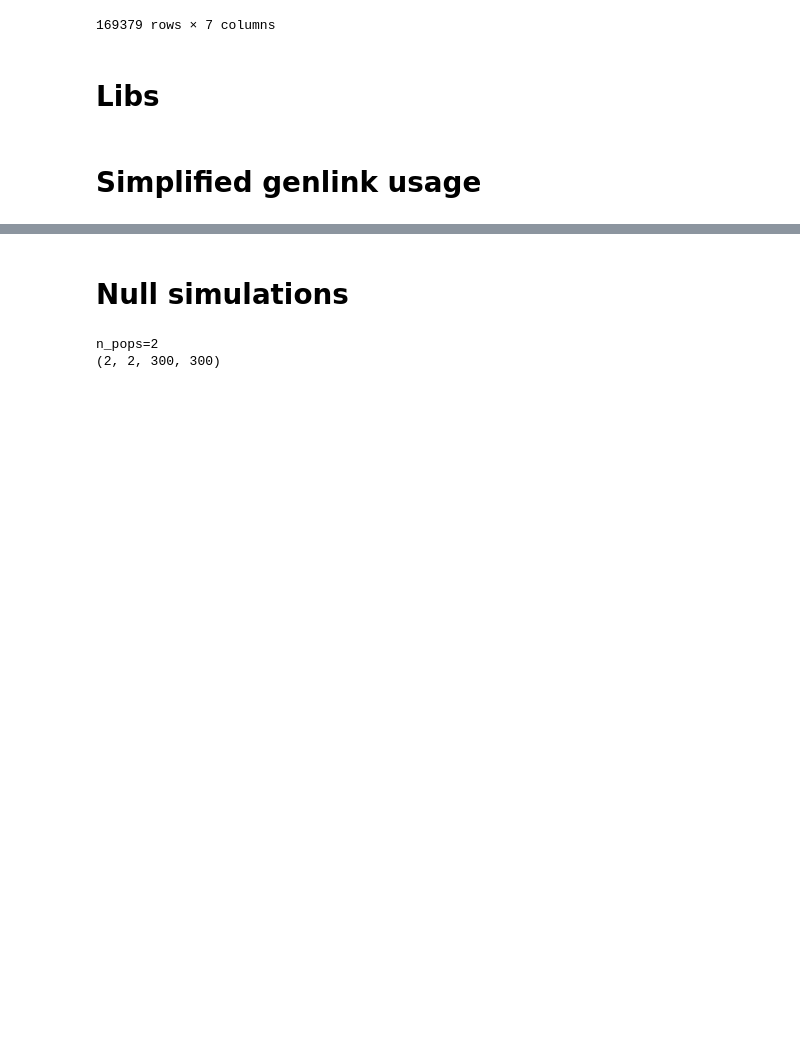
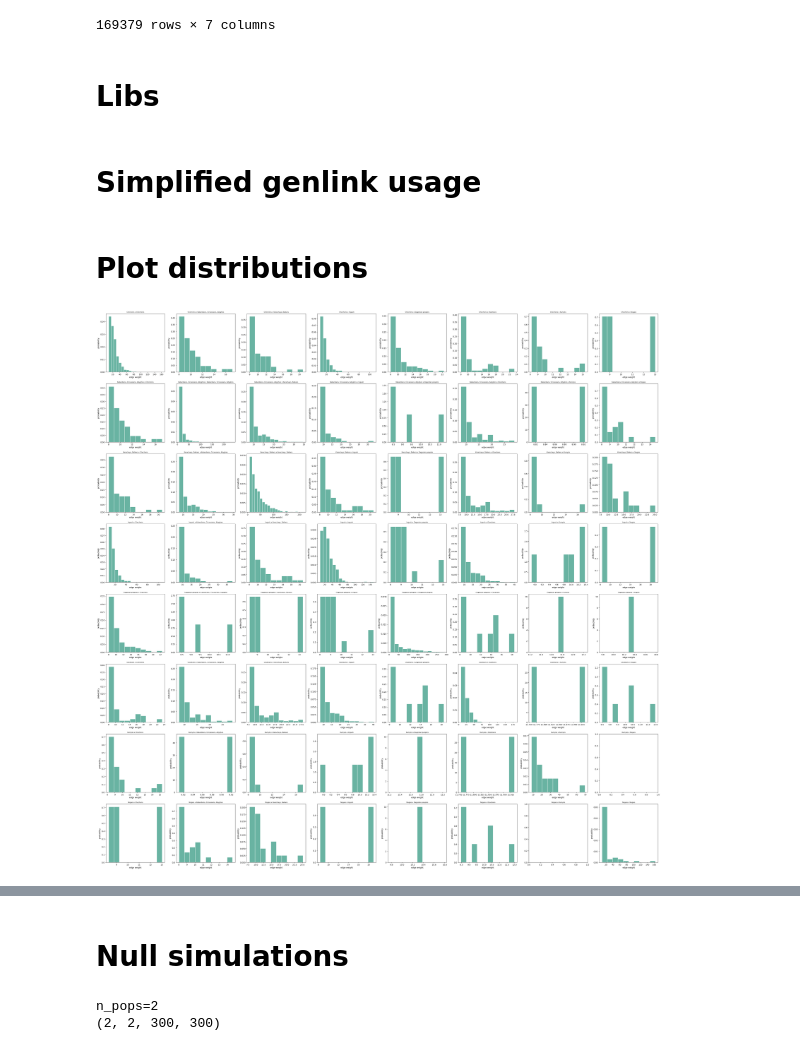
Before and after one commit to Genomics-HSE/ancestry-inference, a Jupyter notebook: notebooks/genlink_usage.ipynb, the cells around one changed output, grey strips where cells are left out. Cells and saved outputs as stored; diff of their text form; code cells hidden in the pictures; blank space fills up the shorter version.

Commit message:
edge weight distribution pictures

```diff
--- a/notebooks/genlink_usage.ipynb
+++ b/notebooks/genlink_usage.ipynb
@@ -47,3 +47,11 @@ simplified_genlink_run('/home/ashmelev/ancestry-inference/data/real_data/SC/raw/
                        train_split,
                        valid_split,
                        test_split)
+# %% [markdown]
+# Plot distributions
+# %%
+dp = DataProcessor('~/ancestry-inference/data/real_data/NC/raw/NC_graph_rel.csv')
+# %%
+dp.plot_edge_weight_distribution(fig_size=(50, 50), save_path='/home/ashmelev/ancestry-inference/data/real_data/NC/imgs/weight_dist.pdf', fontsize=8, custom_class_names=['Chechens', 'Kabardians, Circassians, Adyghes', 'Karachays, Balkars', 'Ingush', 'Dagestan peoples', 'Ossetians', 'Kumyks', 'Nogais'])
+# %% [output]
+[figure, added]
```
Also changed, not shown: parts of 6 cells of this notebook, 1 other file.
